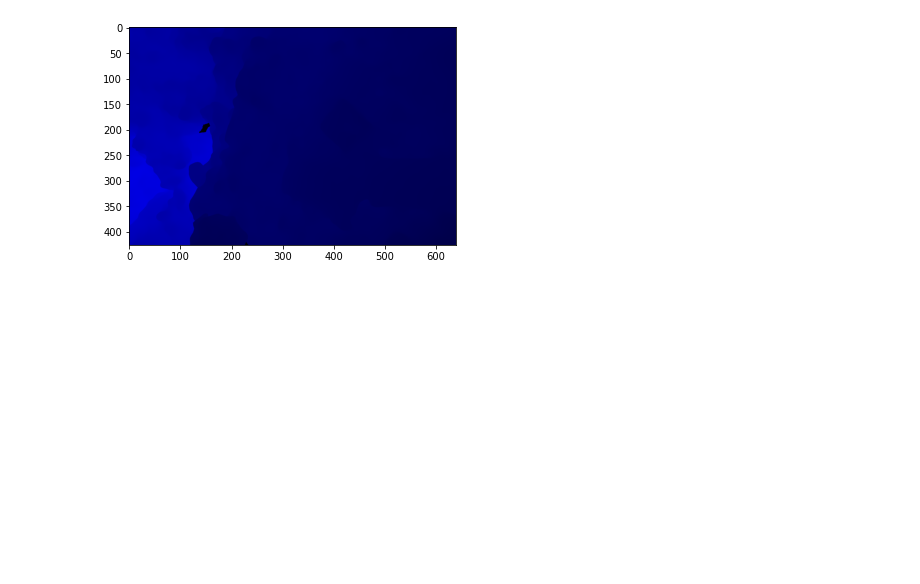
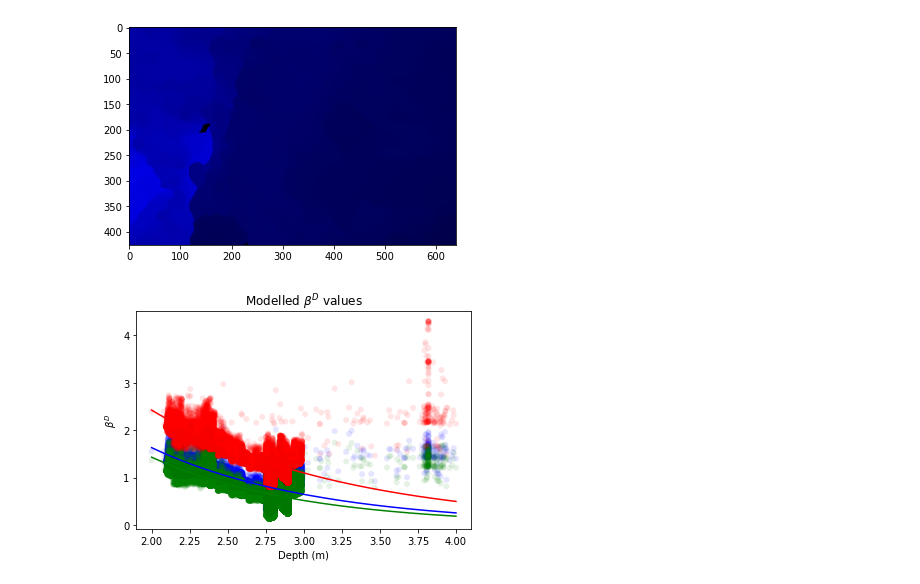
Before and after one commit to Spoon7227/CS445-Project, a Jupyter notebook: seathru.ipynb, the cells around one changed output. Saved outputs shown, nothing was run; the diff lists cells and outputs as text; code cells hidden in the pictures; blank space fills up the shorter version.

```diff
--- a/seathru.ipynb
+++ b/seathru.ipynb
@@ -344,3 +344,32 @@ Coefficients:
 [figure]
 [figure]
 [figure]
+# %%
+def eval_xs(xs, coefs): # taken straight from github, maybe change?
+    if len(coefs) == 2:
+        return xs * coefs[0] + coefs[1]
+    else:
+        return (coefs[0] * np.exp(coefs[1] * xs)) + (coefs[2] * np.exp(coefs[3] * xs))
+
+eps = 1E-5
+locs = np.where(np.logical_and(betaR > eps, np.logical_and(betaG > eps, np.logical_and(depths > eps, betaB > eps))))
+plt.scatter(depths[locs].ravel(), betaB[locs].ravel(), c='b', alpha=0.1, edgecolors='none')
+xs = np.linspace(np.min(depths[locs]), np.max(depths[locs]), 1000)
+ys = eval_xs(xs, coefsB)
+plt.plot(xs.ravel(), ys.ravel(), c='b')
+
+plt.scatter(depths[locs].ravel(), betaG[locs].ravel(), c='g', alpha=0.1, edgecolors='none')
+ys = eval_xs(xs, coefsG)
+plt.plot(xs.ravel(), ys.ravel(), c='g')
+
+plt.scatter(depths[locs].ravel(), betaR[locs].ravel(), c='r', alpha=0.1, edgecolors='none')
+ys = eval_xs(xs, coefsR)
+plt.plot(xs.ravel(), ys.ravel(), c='r')
+
+plt.xlabel('Depth (m)')
+plt.ylabel('$\\beta^D$')
+plt.title('Modelled $\\beta^D$ values')
+plt.savefig('betaD_values.png')
+plt.show()
+# %% [output]
+[figure, added]
```
Also changed, not shown: parts of 2 cells of this notebook.
